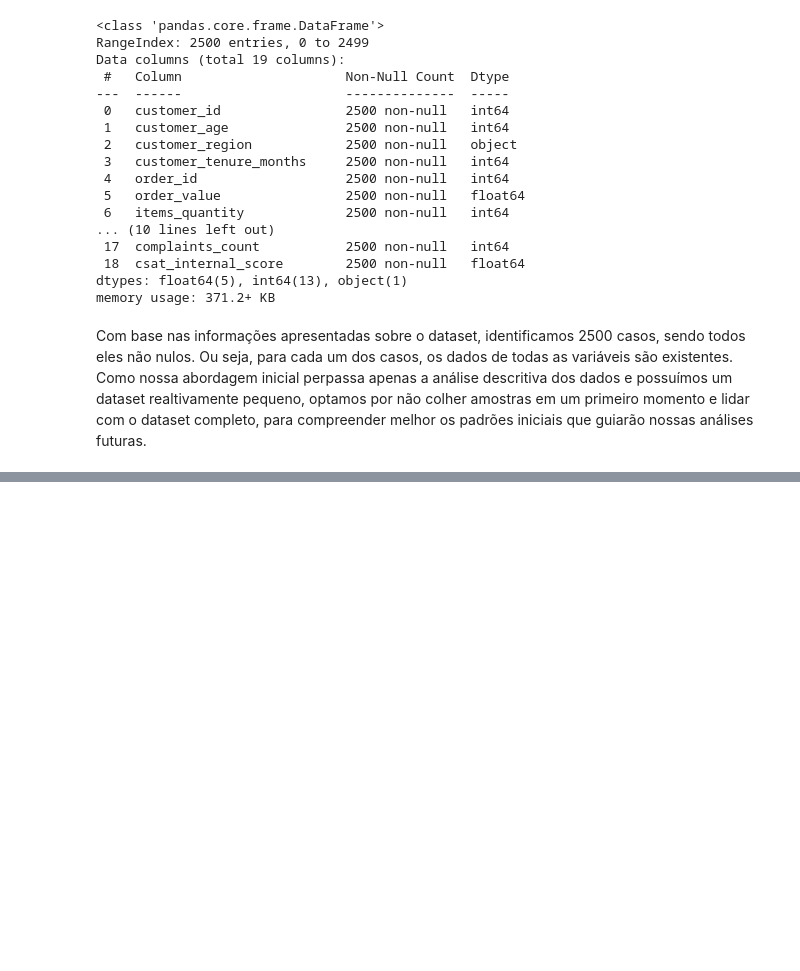
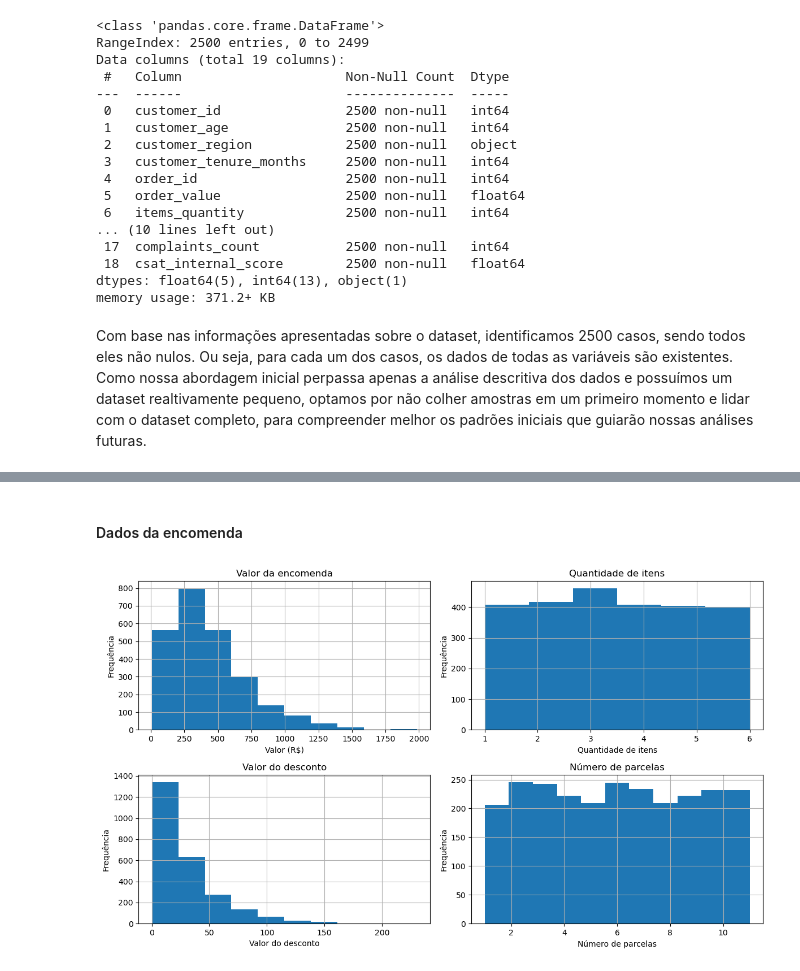
Before and after one commit to 1IAST-G29/TechChallenge-Fase1, a Jupyter notebook: notebooks/tech-challenge.ipynb, the cells around one changed output, grey strips where cells are left out. Cells and saved outputs as stored; diff of their text form; code cells hidden in the pictures; blank space fills up the shorter version.

```diff
--- a/notebooks/tech-challenge.ipynb
+++ b/notebooks/tech-challenge.ipynb
@@ -80,0 +125,39 @@ Com base nas informações apresentadas sobre o dataset, identificamos 2500 caso
+# %% [markdown]
+#### Dados da encomenda
+# %%
+#Grades do plot em duas linhas e duas colunas
+fig, axs = plt.subplots(2, 2, figsize=(12, 7))
+
+# Gráfico 3, contendo o histograma dos dados de idade dos cliente. Testamos alguns bins e o 10 nos pareceu mais apresentável
+df['order_value'].hist(bins=10, ax = axs[0,0])
+axs[0,0].set_xlabel('Valor (R$)')
+axs[0,0].set_ylabel('Frequência')
+axs[0,0].set_title('Valor da encomenda')
+axs[0,0].grid(True)
+
+# Gráfico 4, contendo o histograma da quantidade de itens por compra
+df['items_quantity'].hist(bins=6, ax = axs[0,1])
+axs[0,1].set_xlabel('Quantidade de itens')
+axs[0,1].set_ylabel('Frequência')
+axs[0,1].set_title('Quantidade de itens')
+axs[0,1].grid(True)
+
+# Gráfico 5, contendo o histograma dos valores de desconto no valor do produto
+df['discount_value'].hist(bins=10, ax = axs[1,0])
+axs[1,0].set_xlabel('Valor do desconto')
+axs[1,0].set_ylabel('Frequência')
+axs[1,0].set_title('Valor do desconto')
+axs[1,0].grid(True)
+
+# Gráfico 6, contendo os dados de número de parcelas. Pelo fato de ser uma variável discreta, optamos por utilizar o valor máximo dela no número de bins
+df['payment_installments'].hist(bins=11, ax = axs[1,1])
+axs[1,1].set_xlabel('Número de parcelas')
+axs[1,1].set_ylabel('Frequência')
+axs[1,1].set_title('Número de parcelas')
+axs[1,1].grid(True)
+
+
+plt.tight_layout()
+plt.show()
+# %% [output]
+[figure, added]
```
Also changed, not shown: parts of 4 cells of this notebook, 1 other file.
